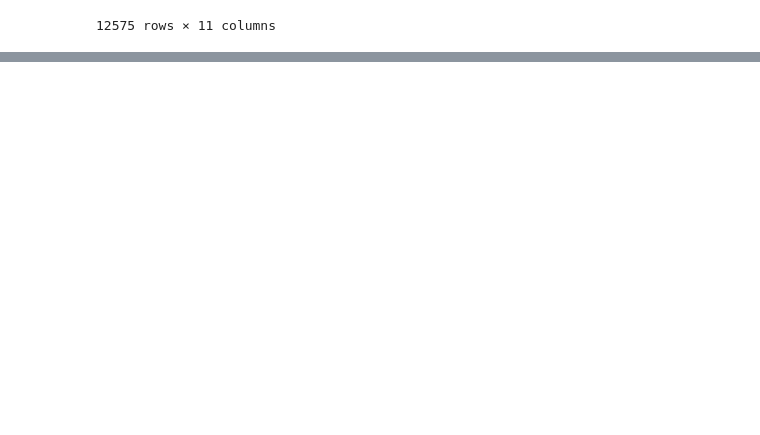
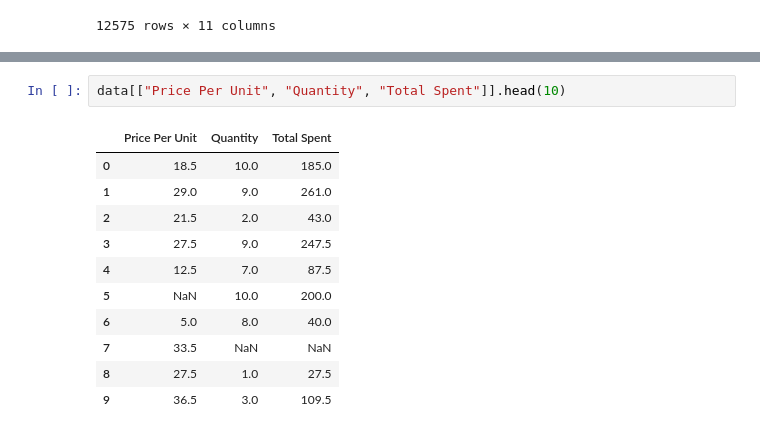
Before and after one commit to jagadeeshbabu-ai/kaggle-project1, a Jupyter notebook: data.ipynb, the cells around one changed output, grey strips where cells are left out. Drawn from its saved outputs; the diff is of its cells as text; blank space fills up the shorter version.

```diff
--- a/data.ipynb
+++ b/data.ipynb
@@ -204,0 +343,14 @@ Name: count, dtype: int64
+# %%
+data[["Price Per Unit", "Quantity", "Total Spent"]].head(10)
+# %% [output]
+|  | Price Per Unit | Quantity | Total Spent |
+| 0 | 18.5 | 10.0 | 185.0 |
+| 1 | 29.0 | 9.0 | 261.0 |
+| 2 | 21.5 | 2.0 | 43.0 |
+| 3 | 27.5 | 9.0 | 247.5 |
+| 4 | 12.5 | 7.0 | 87.5 |
+| 5 | NaN | 10.0 | 200.0 |
+| 6 | 5.0 | 8.0 | 40.0 |
+| 7 | 33.5 | NaN | NaN |
+| 8 | 27.5 | 1.0 | 27.5 |
+| 9 | 36.5 | 3.0 | 109.5 |
```
Also changed, not shown: parts of 16 cells of this notebook.
